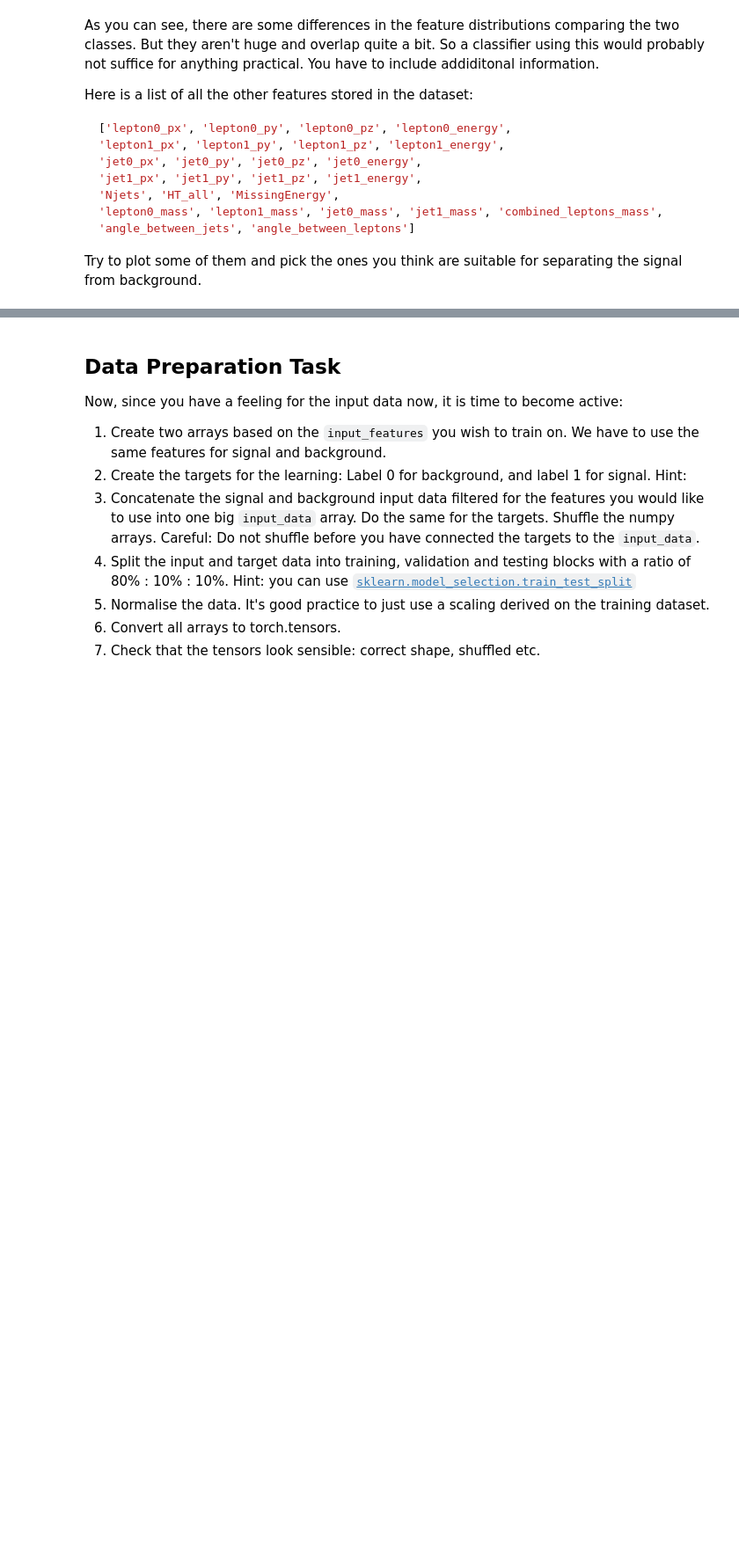
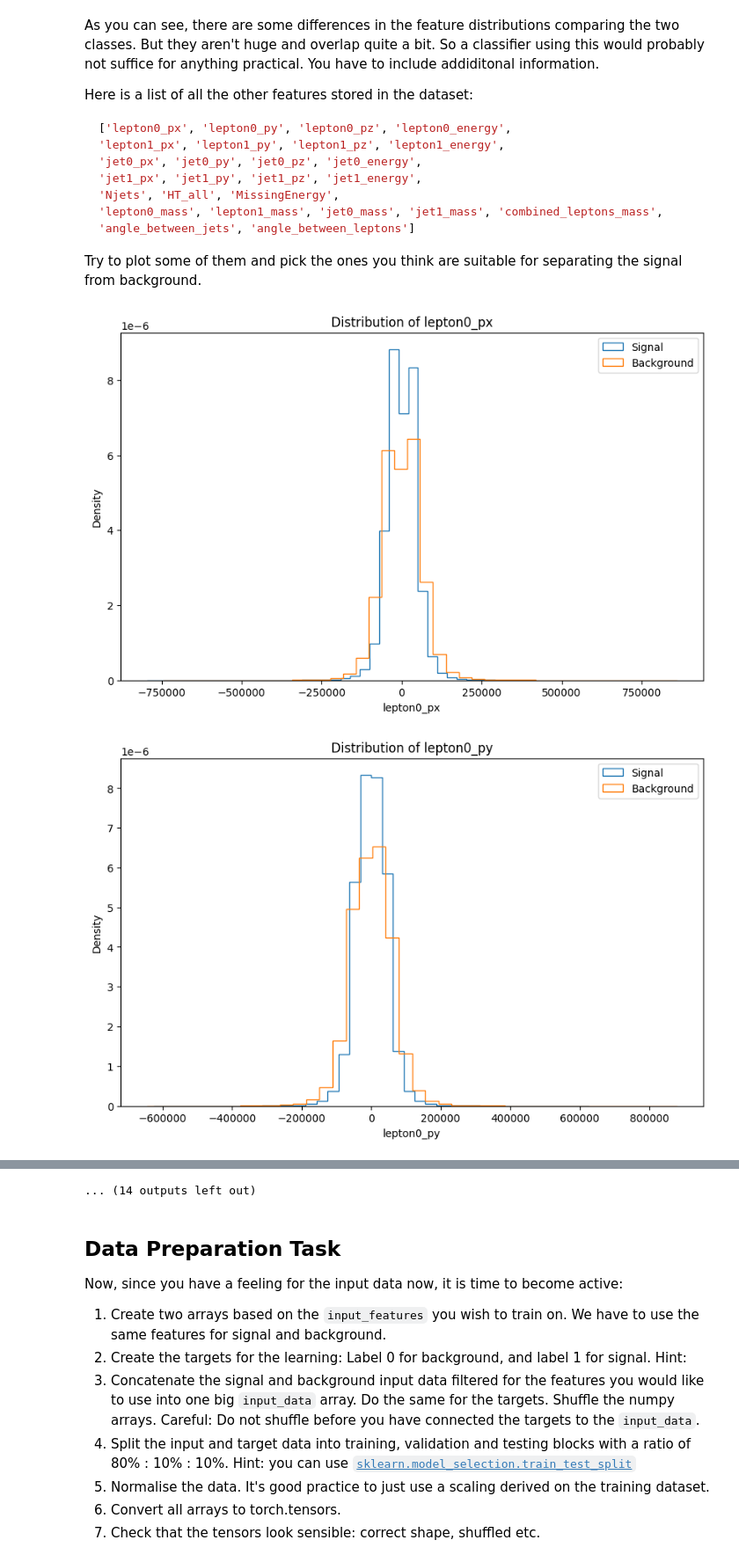
Before and after one commit to dnwerner/workshop_erum_DL_basics, a Jupyter notebook: Exercises/DNN4HEP_exercise.ipynb, the cells around one changed output, grey strips where cells are left out. Shown at 88% size. Drawn from its saved outputs; the diff is of its cells as text; code cells hidden in the pictures; blank space fills up the shorter version.

````diff
--- a/Exercises/DNN4HEP_exercise.ipynb
+++ b/Exercises/DNN4HEP_exercise.ipynb
@@ -85,8 +87,19 @@ Here is a list of all the other features stored in the dataset:
 'angle_between_jets', 'angle_between_leptons']
 ```
 Try to plot some of them and pick the ones you think are suitable for separating the signal from background.
+# %%
+features = ['lepton0_px', 'lepton0_py', 'lepton0_pz', 'lepton0_energy',
+'lepton1_px', 'lepton1_py', 'lepton1_pz', 'lepton1_energy',
+'jet0_px', 'jet0_py', 'jet0_pz', 'jet0_energy',
+'jet1_px', 'jet1_py', 'jet1_pz', 'jet1_energy',
+'Njets', 'HT_all', 'MissingEnergy',
+'lepton0_mass', 'lepton1_mass', 'jet0_mass', 'jet1_mass', 'combined_leptons_mass',
+'angle_between_jets', 'angle_between_leptons']
 # %%
 # add the features you want to train on
-list_of_selected_features = []
+list_of_selected_features = features
 for feature in list_of_selected_features:
     compare_distributions(df_signal, df_background, feature)
+# %% [output]
+[figure, added]
+[figure, added]
@@ -93,3 +116,4 @@ for feature in list_of_selected_features:
+... (14 outputs left out)
 # %% [markdown]
 ## Data Preparation Task
 
````
Also changed, not shown: parts of 6 cells of this notebook.
